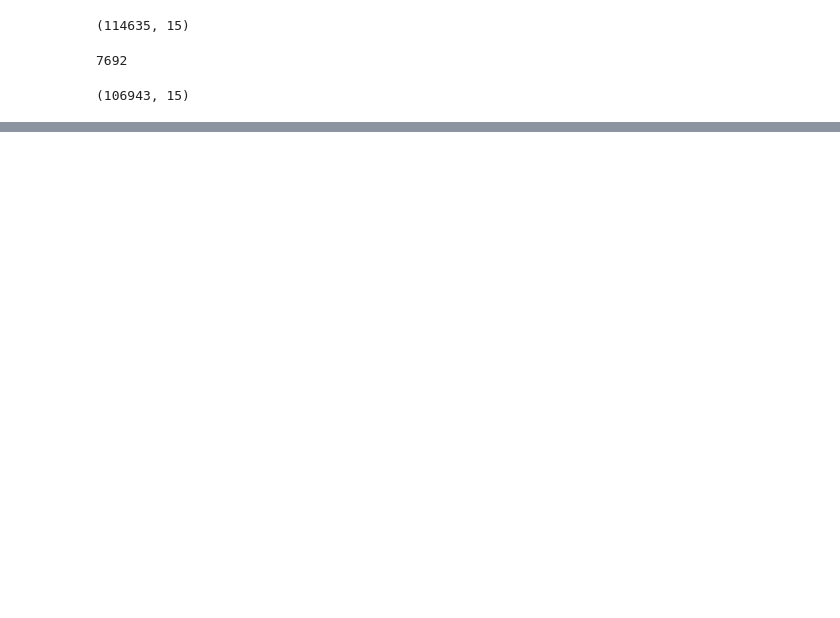
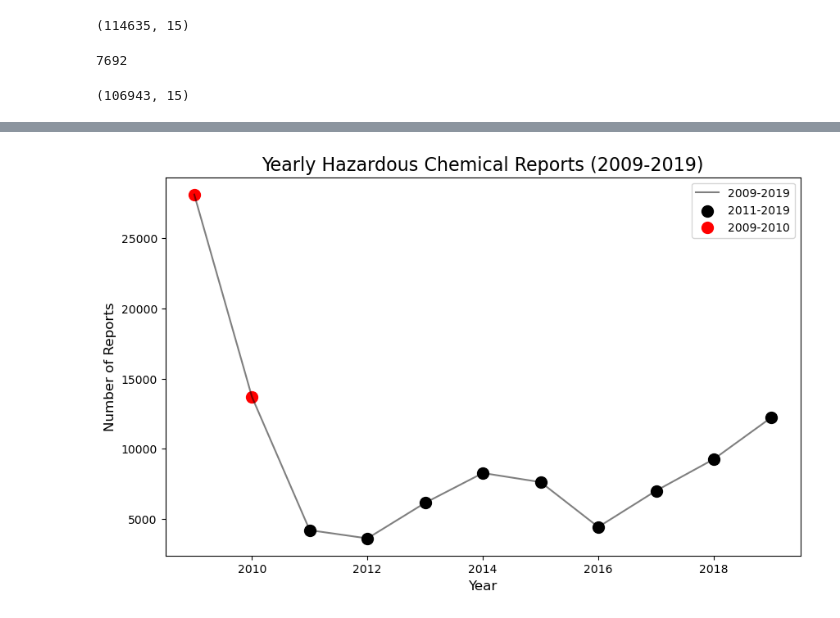
Before and after one commit to Nova8F/Project_1.0, a Jupyter notebook: DM_Project1_Group1_EDA.ipynb, the cells around one changed output, grey strips where cells are left out. Drawn from its saved outputs; the diff is of its cells as text; code cells hidden in the pictures; blank space fills up the shorter version.

```diff
--- a/DM_Project1_Group1_EDA.ipynb
+++ b/DM_Project1_Group1_EDA.ipynb
@@ -62,0 +82,6 @@ cosmetics_cleaned_df.shape
+# %%
+# Extract the year from the date columns
+cosmetics_cleaned_df['YearReported'] = cosmetics_cleaned_df['InitialDateReported'].dt.year
+cosmetics_cleaned_df['YearCreated'] = cosmetics_cleaned_df['ChemicalCreatedAt'].dt.year
+cosmetics_cleaned_df['YearMostRecent'] = cosmetics_cleaned_df['MostRecentDateReported'].dt.year
+cosmetics_cleaned_df.head()
@@ -62,0 +95,4 @@ cosmetics_cleaned_df.shape
+# %%
+# Count the number of reports for each year
+yearly_report_count = cosmetics_cleaned_df['YearReported'].value_counts().sort_index()
+yearly_report_count
@@ -62,0 +114,5 @@ cosmetics_cleaned_df.shape
+# %%
+# Convert to a DataFrame for easier plotting
+yearly_report_df = yearly_report_count.reset_index()
+yearly_report_df.columns = ['Year', 'ReportCount']
+yearly_report_df
@@ -62,0 +133,4 @@ cosmetics_cleaned_df.shape
+# %%
+# Exclude 2020 from the data
+yearly_report_df = yearly_report_df[yearly_report_df['Year'] < 2020]
+yearly_report_df
@@ -62,0 +150,29 @@ cosmetics_cleaned_df.shape
+# %%
+# Plotting the data
+plt.figure(figsize=(10, 6))
+
+# Plot the line for all years from 2009 to 2019 in light black (gray)
+plt.plot(yearly_report_df['Year'],
+         yearly_report_df['ReportCount'],
+         color='black', alpha=0.5, label='2009-2019')
+
+# Add large black circle markers for the years 2011-2019
+plt.scatter(yearly_report_df[yearly_report_df['Year'] > 2010]['Year'],
+            yearly_report_df[yearly_report_df['Year'] > 2010]['ReportCount'],
+            s=100, color='black', label='2011-2019')
+
+# Add red circle markers for the years 2009-2010
+plt.scatter(yearly_report_df[yearly_report_df['Year'].isin([2009, 2010])]['Year'],
+            yearly_report_df[yearly_report_df['Year'].isin([2009, 2010])]['ReportCount'],
+            s=100, color='red', label='2009-2010')
+
+# Labels and Title
+plt.title('Yearly Hazardous Chemical Reports (2009-2019)', fontsize=16)
+plt.xlabel('Year', fontsize=12)
+plt.ylabel('Number of Reports', fontsize=12)
+plt.legend()
+
+# Display the plot
+plt.show()
+# %% [output]
+[figure, added]
```
Also changed, not shown: parts of 5 cells of this notebook.
